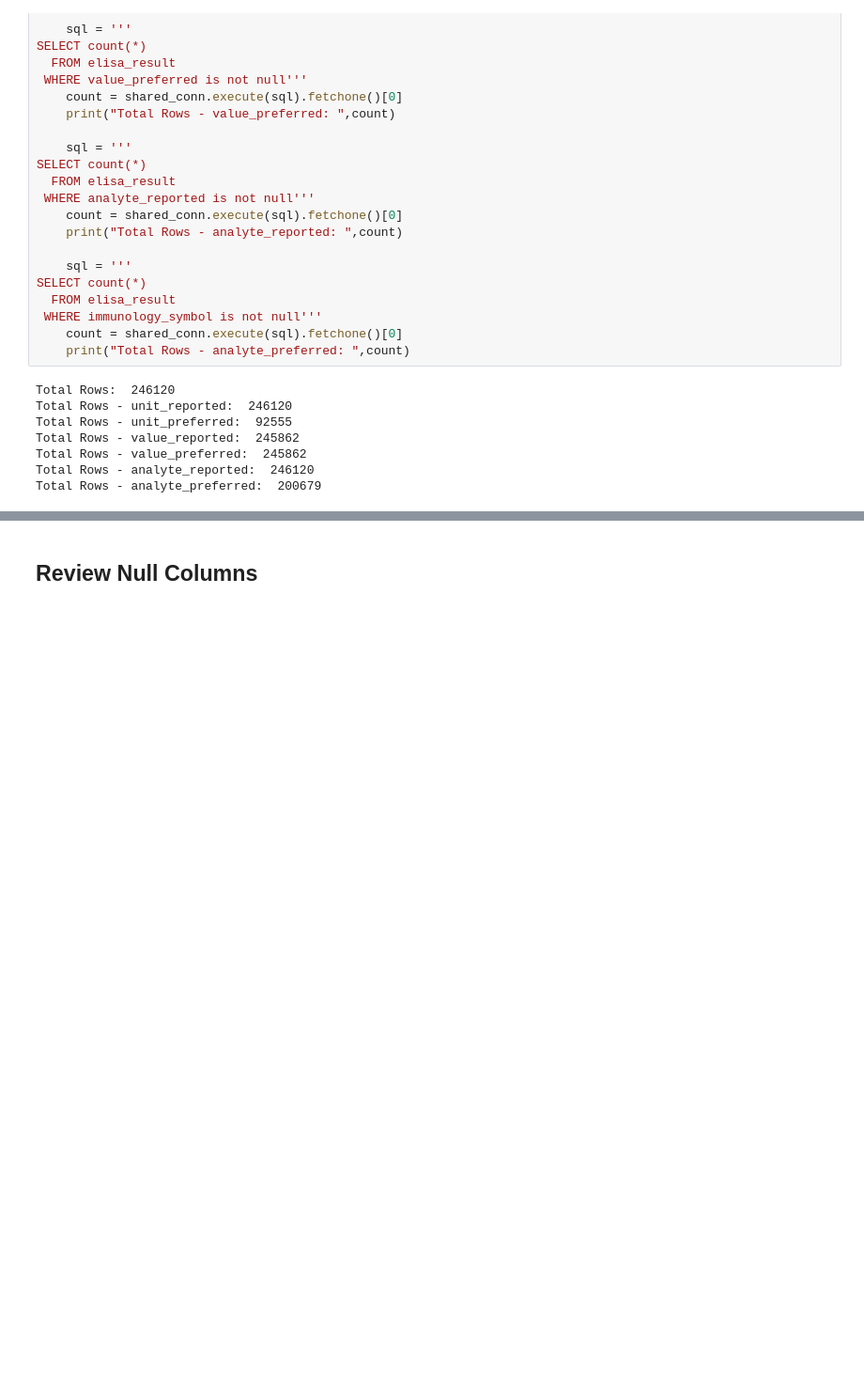
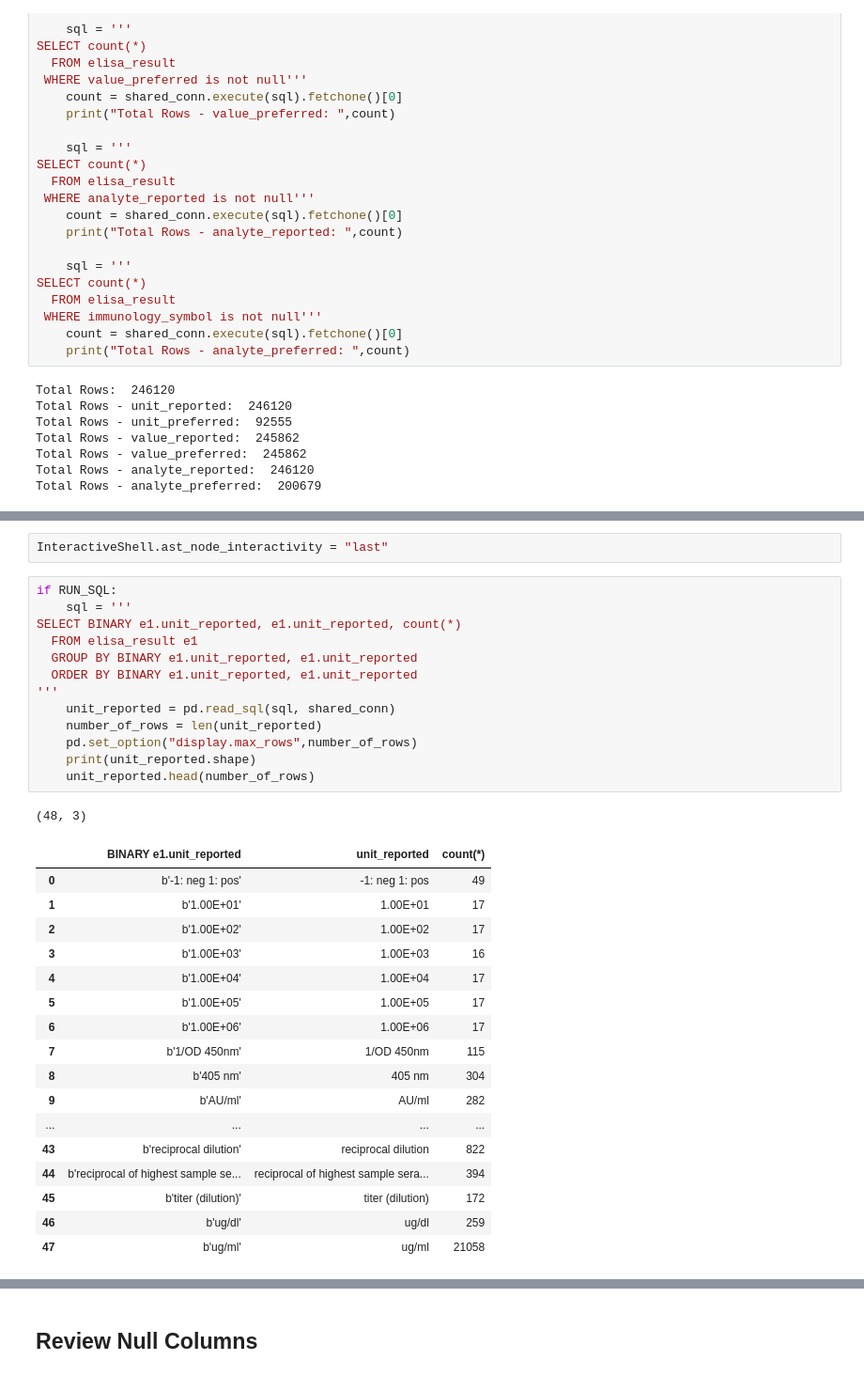
Before and after one commit to johnmcampbell13/SharedDataGraphics, a Jupyter notebook: ELISA_Explore.ipynb, the cells around one changed output, grey strips where cells are left out. Shown at 94% size. Cells and saved outputs as stored; diff of their text form; blank space fills up the shorter version.

```diff
--- a/ELISA_Explore.ipynb
+++ b/ELISA_Explore.ipynb
@@ -199,0 +178,34 @@ Total Rows - analyte_preferred:  200679
+# %%
+InteractiveShell.ast_node_interactivity = "last"
+# %%
+if RUN_SQL:
+    sql = '''
+SELECT BINARY e1.unit_reported, e1.unit_reported, count(*)
+  FROM elisa_result e1
+  GROUP BY BINARY e1.unit_reported, e1.unit_reported
+  ORDER BY BINARY e1.unit_reported, e1.unit_reported
+'''
+    unit_reported = pd.read_sql(sql, shared_conn)
+    number_of_rows = len(unit_reported)
+    pd.set_option("display.max_rows",number_of_rows)
+    print(unit_reported.shape)
+    unit_reported.head(number_of_rows)
+# %% [output]
+(48, 3)
+|  | BINARY e1.unit_reported | unit_reported | count(*) |
+| 0 | b'-1: neg 1: pos' | -1: neg 1: pos | 49 |
+| 1 | b'1.00E+01' | 1.00E+01 | 17 |
+| 2 | b'1.00E+02' | 1.00E+02 | 17 |
+| 3 | b'1.00E+03' | 1.00E+03 | 16 |
+| 4 | b'1.00E+04' | 1.00E+04 | 17 |
+| 5 | b'1.00E+05' | 1.00E+05 | 17 |
+| 6 | b'1.00E+06' | 1.00E+06 | 17 |
+| 7 | b'1/OD 450nm' | 1/OD 450nm | 115 |
+| 8 | b'405 nm' | 405 nm | 304 |
+| 9 | b'AU/ml' | AU/ml | 282 |
+| ... | ... | ... | ... |
+| 43 | b'reciprocal dilution' | reciprocal dilution | 822 |
+| 44 | b'reciprocal of highest sample se... | reciprocal of highest sample sera... | 394 |
+| 45 | b'titer (dilution)' | titer (dilution) | 172 |
+| 46 | b'ug/dl' | ug/dl | 259 |
+| 47 | b'ug/ml' | ug/ml | 21058 |
```
Also changed, not shown: parts of 46 cells of this notebook.
